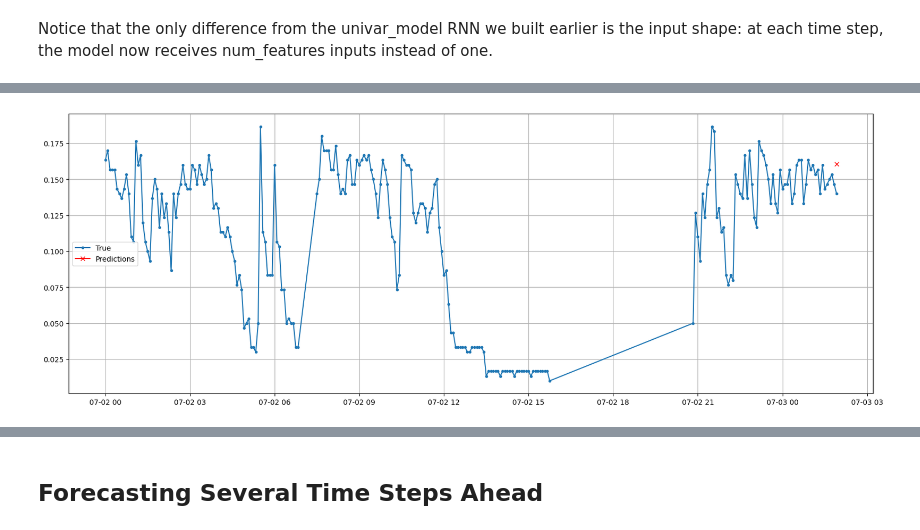
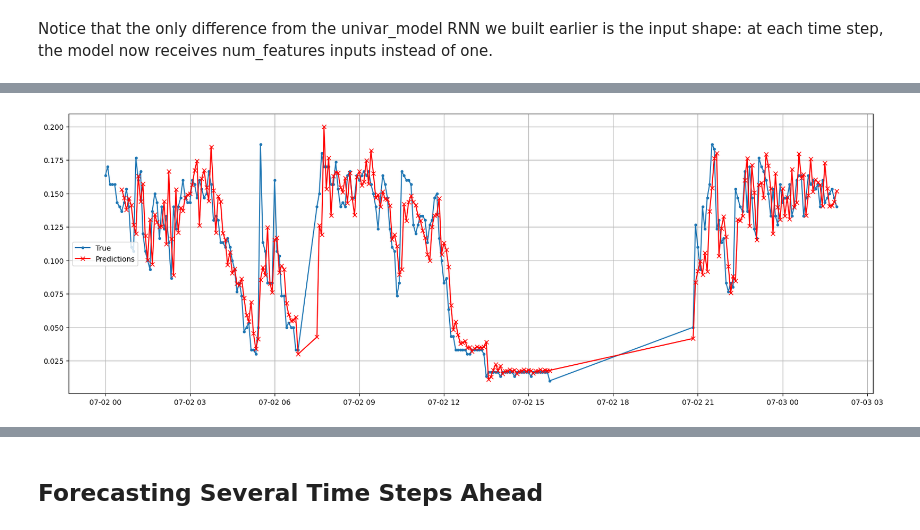
Before and after one commit to AnastasiaBrinati/experiments, a Jupyter notebook: Endpoints300s.ipynb, the cells around one changed output, grey strips where cells are left out. Cells and saved outputs as stored; diff of their text form; code cells hidden in the pictures.

```diff
--- a/Endpoints300s.ipynb
+++ b/Endpoints300s.ipynb
@@ -176,11 +170,11 @@ def fit_and_evaluate(model, train_set, valid_set, learning_rate=0.01, epochs=epo
 # %%
 tr1 = train1['avg_invocations_rate']
 vl1 = valid1['avg_invocations_rate']
-ts1 = test1['avg_invocations_rate'][:-1]
+ts1 = test1['avg_invocations_rate']
 
 tr2 = train2['avg_invocations_rate']
 vl2 = valid2['avg_invocations_rate']
-ts2 = test2['avg_invocations_rate'][:-1]
+ts2 = test2['avg_invocations_rate']
 # %%
 # ENDPOINT 1:
 tf.random.set_seed(seed)  # extra code – ensures reproducibility
@@ -546,6 +538,6 @@ Epoch 10/10
 # %%
 Y_pred = mulvar_model.predict(test_mulvar_ds1)
-Y_pred = pd.Series(Y_pred[-1], index=pd.date_range(start=test1.index[-1], end=test1.index[-1]))
+Y_pred = pd.Series(Y_pred.flatten(), index=ts1.index[sequence_lenght:])
 
 fig, ax = plt.subplots(figsize=(20, 7))
 plt.plot(test1['avg_invocations_rate'], label="True", marker=".")
@@ -558,4 +550,4 @@ plt.show()
-[figure, old version]
+[figure, new version]
 # %%
 fit_and_evaluate(mulvar_model, train_mulvar_ds2, valid_mulvar_ds2)
 # %% [output]
```
Also changed, not shown: parts of 56 cells of this notebook.
